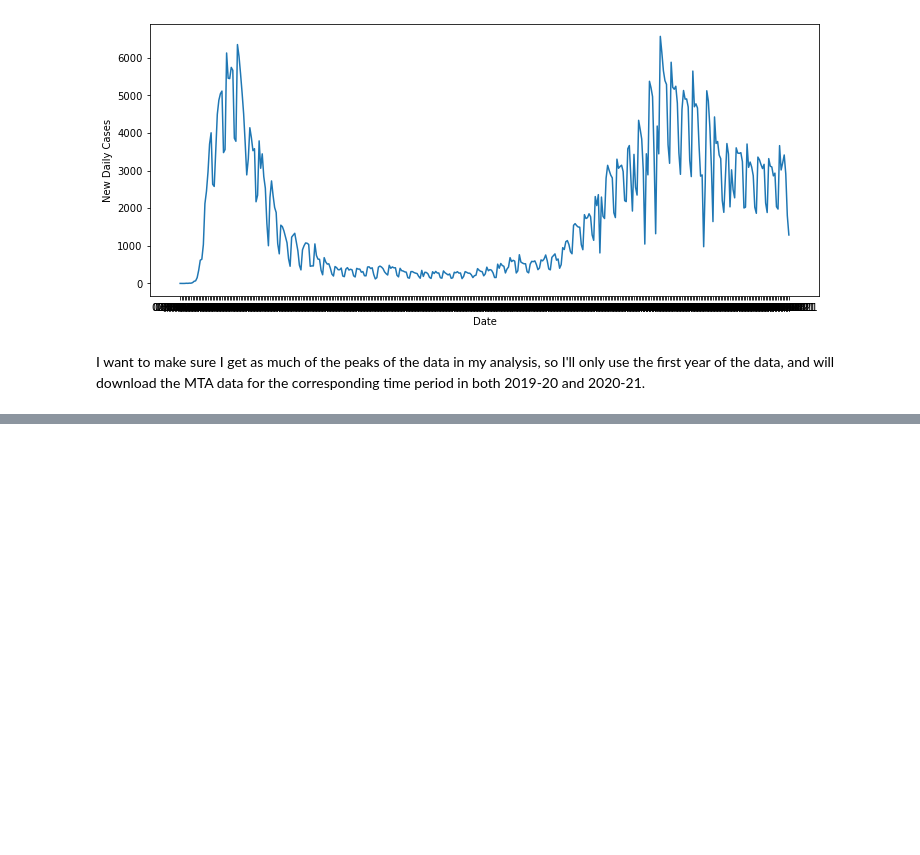
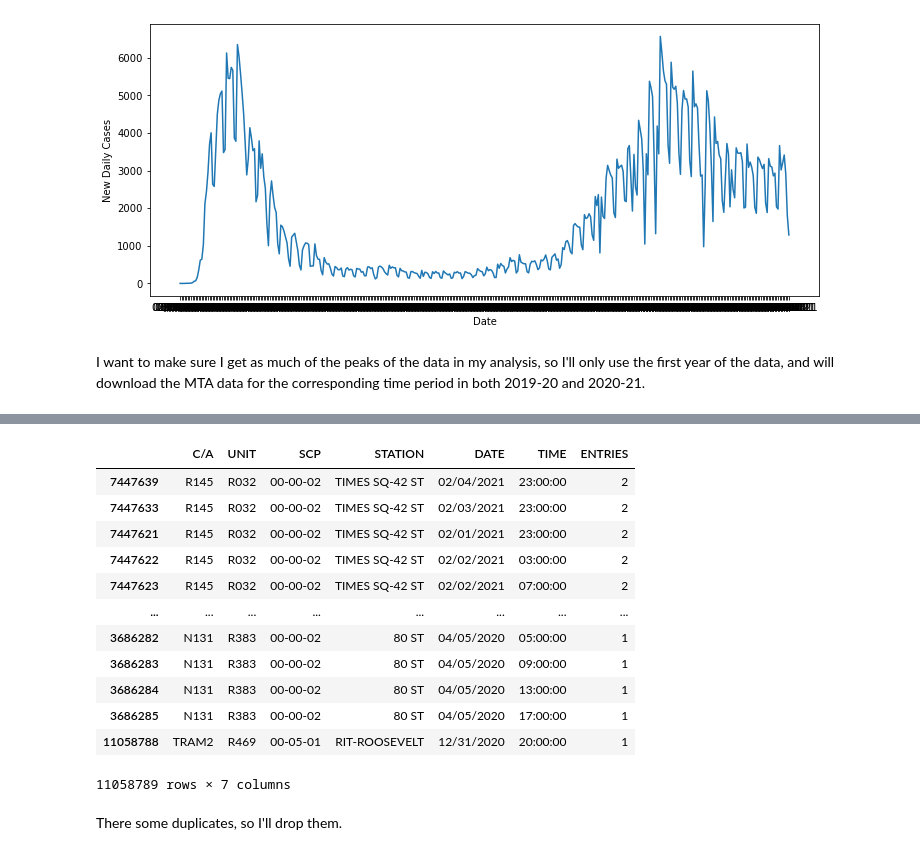
Before and after one commit to nickdellaquilo/Metis-Project-1, a Jupyter notebook: EDA Code.ipynb, the cells around one changed output, grey strips where cells are left out. Saved outputs shown, nothing was run; the diff lists cells and outputs as text; code cells hidden in the pictures; blank space fills up the shorter version.

```diff
--- a/EDA Code.ipynb
+++ b/EDA Code.ipynb
@@ -61,0 +112,7 @@ Now, the MTA data is formatted as: "http://web.mta.info/developers/data/nyct/tur
+# %%
+year_1 = pd.date_range(start = "02/29/2020", end = "02/27/2021", freq = "W-SAT").strftime("%y%m%d").tolist()
+print(year_1)
+
+for date in year_1:
+    urllib.request.urlretrieve(f"http://web.mta.info/developers/data/nyct/turnstile/turnstile_{date}.txt",
+                               f"data/year_1/turnstile_{date}.txt")
@@ -61,0 +237,23 @@ Now, the MTA data is formatted as: "http://web.mta.info/developers/data/nyct/tur
+# %%
+# Check for duplicate rows
+(mta_2020
+ .groupby(["C/A", "UNIT", "SCP", "STATION", "DATE", "TIME"])
+ .ENTRIES.count()
+ .reset_index()
+ .sort_values("ENTRIES", ascending=False))
+# %% [output]
+|  | C/A | UNIT | SCP | STATION | DATE | TIME | ENTRIES |
+| 7447639 | R145 | R032 | 00-00-02 | TIMES SQ-42 ST | 02/04/2021 | 23:00:00 | 2 |
+| 7447633 | R145 | R032 | 00-00-02 | TIMES SQ-42 ST | 02/03/2021 | 23:00:00 | 2 |
+| 7447621 | R145 | R032 | 00-00-02 | TIMES SQ-42 ST | 02/01/2021 | 23:00:00 | 2 |
+| 7447622 | R145 | R032 | 00-00-02 | TIMES SQ-42 ST | 02/02/2021 | 03:00:00 | 2 |
+| 7447623 | R145 | R032 | 00-00-02 | TIMES SQ-42 ST | 02/02/2021 | 07:00:00 | 2 |
+| ... | ... | ... | ... | ... | ... | ... | ... |
+| 3686282 | N131 | R383 | 00-00-02 | 80 ST | 04/05/2020 | 05:00:00 | 1 |
+| 3686283 | N131 | R383 | 00-00-02 | 80 ST | 04/05/2020 | 09:00:00 | 1 |
+| 3686284 | N131 | R383 | 00-00-02 | 80 ST | 04/05/2020 | 13:00:00 | 1 |
+| 3686285 | N131 | R383 | 00-00-02 | 80 ST | 04/05/2020 | 17:00:00 | 1 |
+| 11058788 | TRAM2 | R469 | 00-05-01 | RIT-ROOSEVELT | 12/31/2020 | 20:00:00 | 1 |
+11058789 rows × 7 columns
+# %% [markdown]
+There some duplicates, so I'll drop them.
```
Also changed, not shown: parts of 44 cells of this notebook.
